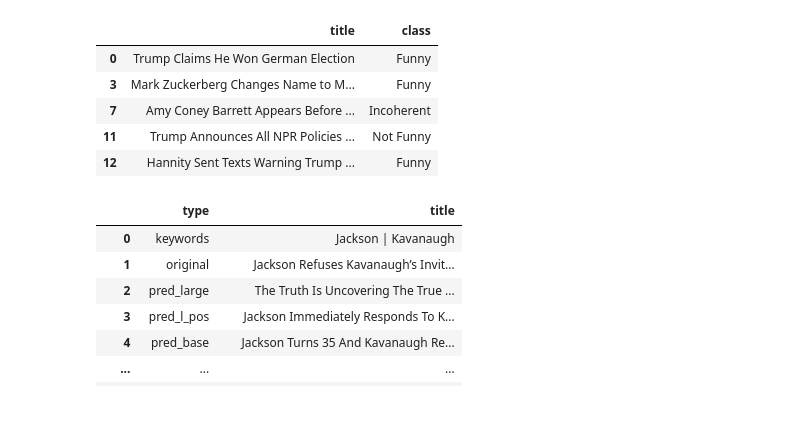
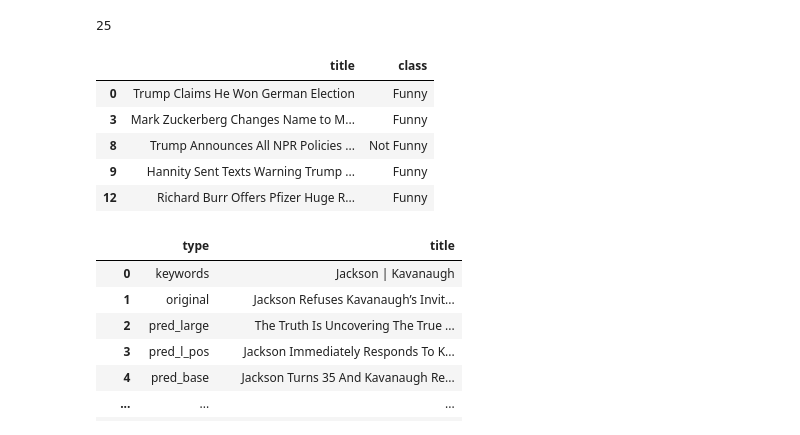
Before and after one commit to MaartenVandenhof-r0613805/satire_thesis, a Jupyter notebook: notebooks/annotations_test.ipynb, the cells around one changed output. Saved outputs shown, nothing was run; the diff lists cells and outputs as text; code cells hidden in the pictures.

```diff
--- a/notebooks/annotations_test.ipynb
+++ b/notebooks/annotations_test.ipynb
@@ -16,19 +16,25 @@ Classifications = pd.io.json.json_normalize(all_classifications,meta=['example_i
 ClassPivot = Classifications.pivot_table(index='example_id',columns='classname',values='annotator_id',aggfunc=len).fillna(0)
 ExamplesWithClasses = pd.merge(Examples,ClassPivot,on='example_id')
 ExamplesWithClasses = ExamplesWithClasses.set_index(['example_id','content']).sort_index()
+# %%
+# Filter out annotators without knowledge of American news
+ids_to_discard = class_data[class_data.annotator=='hilde.dits@telenet.be'].example_id
+len(ids_to_discard)
+# %% [output]
+25
 # %%
-ExamplesWithClasses.head()
-data_classes = ExamplesWithClasses.reset_index()[["content", "Funny", "Incoherent", "Not Funny"]].set_index("content").stack().reset_index()
+ExamplesWithClasses = ExamplesWithClasses.reset_index()
+data_classes = ExamplesWithClasses[~ExamplesWithClasses.example_id.isin(ids_to_discard)][["content", "Funny", "Incoherent", "Not Funny"]].set_index("content").stack().reset_index()
 data_classes.columns = ["title", "class", "value"]
 data_classes = data_classes[data_classes.value==1].drop("value", axis=1)
 data_classes.head()
 # %% [output]
 |  | title | class |
 | 0 | Trump Claims He Won German Election | Funny |
 | 3 | Mark Zuckerberg Changes Name to M... | Funny |
-| 7 | Amy Coney Barrett Appears Before ... | Incoherent |
-| 11 | Trump Announces All NPR Policies ... | Not Funny |
-| 12 | Hannity Sent Texts Warning Trump ... | Funny |
+| 8 | Trump Announces All NPR Policies ... | Not Funny |
+| 9 | Hannity Sent Texts Warning Trump ... | Funny |
+| 12 | Richard Burr Offers Pfizer Huge R... | Funny |
 # %%
 # Read generated dataset
 generated = pd.read_excel("../../../Downloads/outputs (2).xlsx")
```
Also changed, not shown: parts of 8 cells of this notebook, 3 other files.
